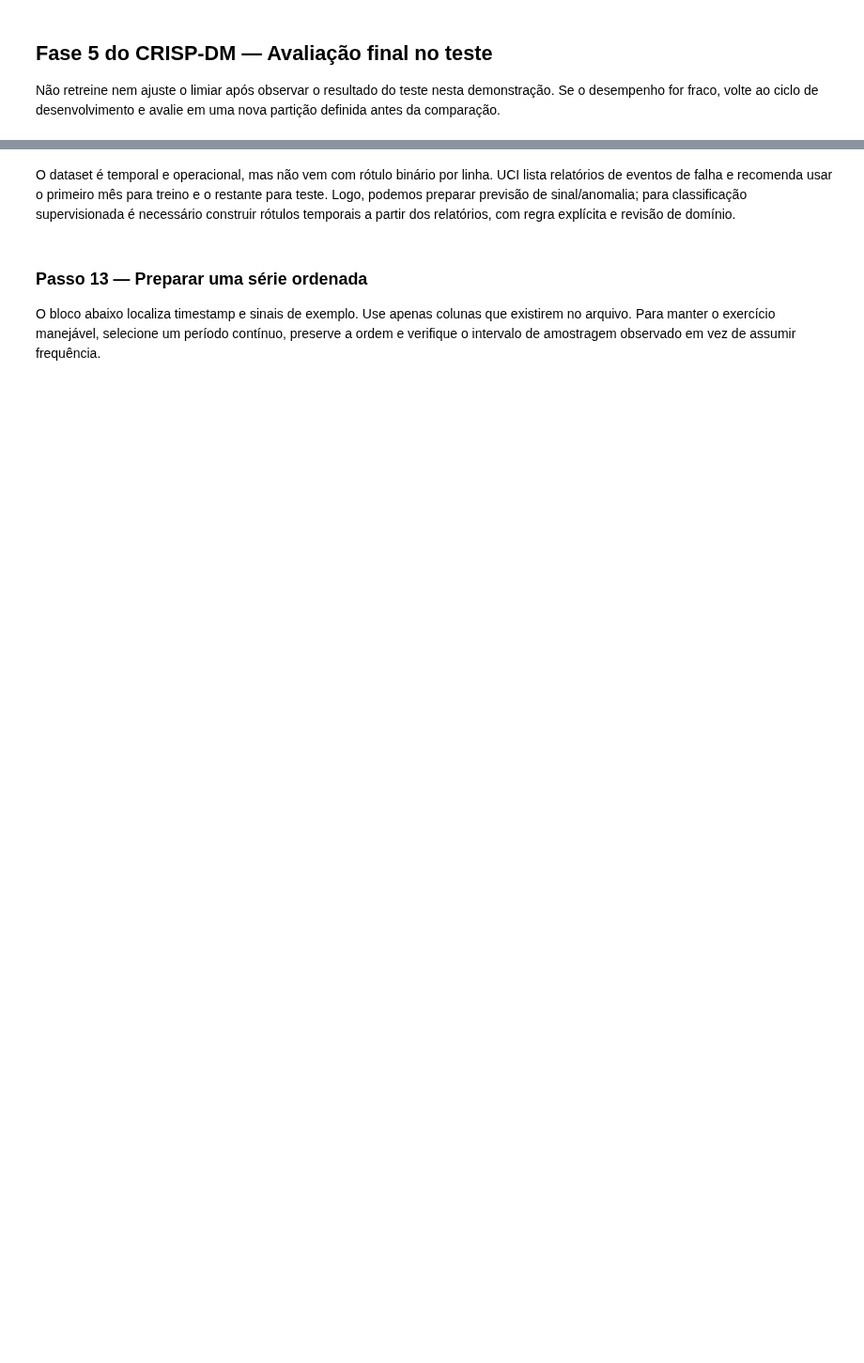
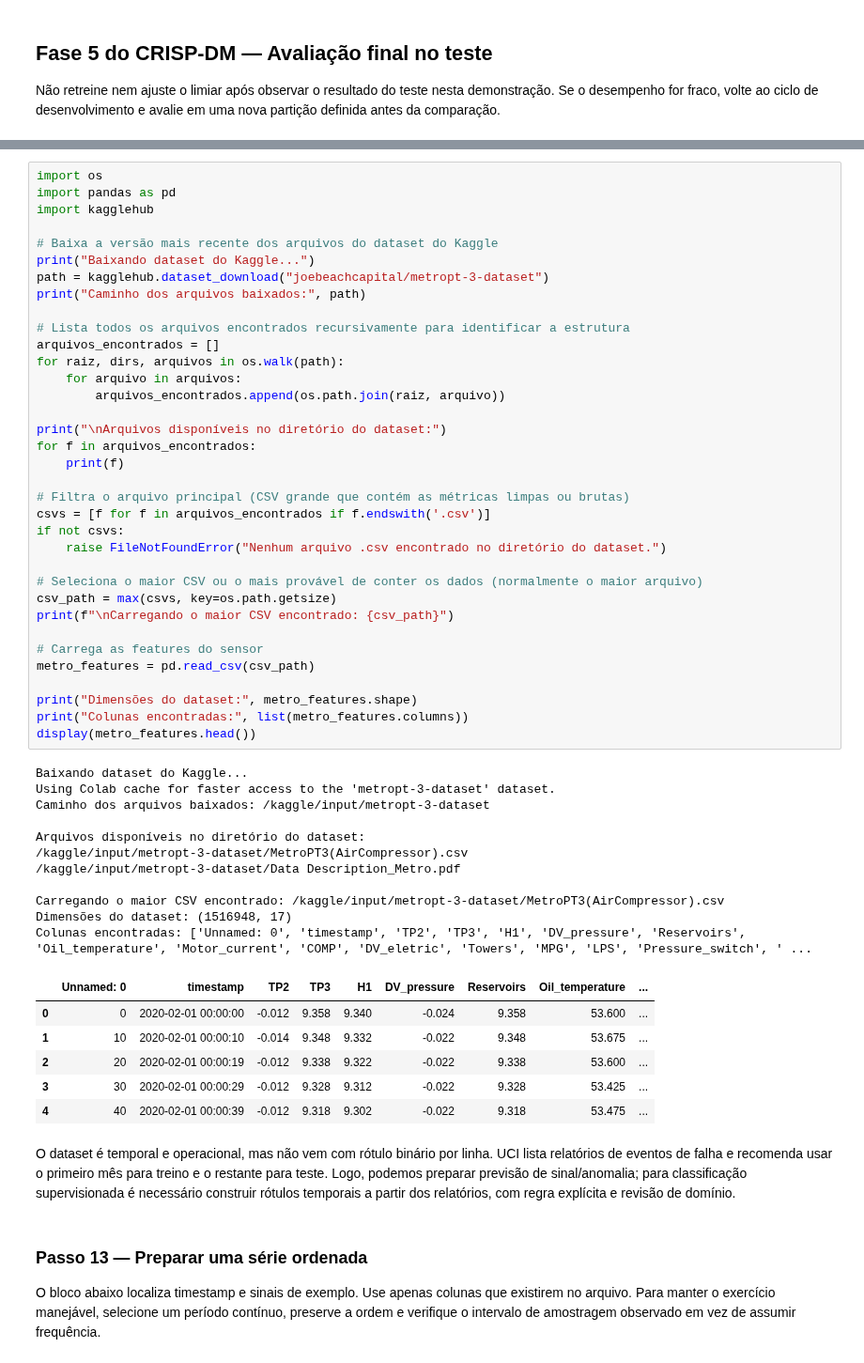
Before and after one commit to profAndreSouza/Material, a Jupyter notebook: Ciência de Dados/Aulas/semana_13.ipynb, the cells around one changed output, grey strips where cells are left out. Shown at 94% size. Cells and saved outputs as stored; diff of their text form; blank space fills up the shorter version.

Commit message:
Expand data science week 13 lesson

```diff
--- a/Ciência de Dados/Aulas/semana_13.ipynb
+++ b/Ciência de Dados/Aulas/semana_13.ipynb
@@ -280,3 +476,56 @@ display(metro_features.head())
+# %%
+import os
+import pandas as pd
+import kagglehub
+
+# Baixa a versão mais recente dos arquivos do dataset do Kaggle
+print("Baixando dataset do Kaggle...")
+path = kagglehub.dataset_download("joebeachcapital/metropt-3-dataset")
+print("Caminho dos arquivos baixados:", path)
+
+# Lista todos os arquivos encontrados recursivamente para identificar a estrutura
+arquivos_encontrados = []
+for raiz, dirs, arquivos in os.walk(path):
+    for arquivo in arquivos:
+        arquivos_encontrados.append(os.path.join(raiz, arquivo))
+
+print("\nArquivos disponíveis no diretório do dataset:")
+for f in arquivos_encontrados:
+    print(f)
+
+# Filtra o arquivo principal (CSV grande que contém as métricas limpas ou brutas)
+csvs = [f for f in arquivos_encontrados if f.endswith('.csv')]
+if not csvs:
+    raise FileNotFoundError("Nenhum arquivo .csv encontrado no diretório do dataset.")
+
+# Seleciona o maior CSV ou o mais provável de conter os dados (normalmente o maior arquivo)
+csv_path = max(csvs, key=os.path.getsize)
+print(f"\nCarregando o maior CSV encontrado: {csv_path}")
+
+# Carrega as features do sensor
+metro_features = pd.read_csv(csv_path)
+
+print("Dimensões do dataset:", metro_features.shape)
+print("Colunas encontradas:", list(metro_features.columns))
+display(metro_features.head())
+# %% [output]
+Baixando dataset do Kaggle...
+Using Colab cache for faster access to the 'metropt-3-dataset' dataset.
+Caminho dos arquivos baixados: /kaggle/input/metropt-3-dataset
+
+Arquivos disponíveis no diretório do dataset:
+/kaggle/input/metropt-3-dataset/MetroPT3(AirCompressor).csv
+/kaggle/input/metropt-3-dataset/Data Description_Metro.pdf
+
+Carregando o maior CSV encontrado: /kaggle/input/metropt-3-dataset/MetroPT3(AirCompressor).csv
+Dimensões do dataset: (1516948, 17)
+Colunas encontradas: ['Unnamed: 0', 'timestamp', 'TP2', 'TP3', 'H1', 'DV_pressure', 'Reservoirs', 'Oil_temperature', 'Motor_current', 'COMP', 'DV_eletric', 'Towers', 'MPG', 'LPS', 'Pressure_switch', ' ...
+|  | Unnamed: 0 | timestamp | TP2 | TP3 | H1 | DV_pressure | Reservoirs | Oil_temperature | ... |
+| 0 | 0 | 2020-02-01 00:00:00 | -0.012 | 9.358 | 9.340 | -0.024 | 9.358 | 53.600 | ... |
+| 1 | 10 | 2020-02-01 00:00:10 | -0.014 | 9.348 | 9.332 | -0.022 | 9.348 | 53.675 | ... |
+| 2 | 20 | 2020-02-01 00:00:19 | -0.012 | 9.338 | 9.322 | -0.022 | 9.338 | 53.600 | ... |
+| 3 | 30 | 2020-02-01 00:00:29 | -0.012 | 9.328 | 9.312 | -0.022 | 9.328 | 53.425 | ... |
+| 4 | 40 | 2020-02-01 00:00:39 | -0.012 | 9.318 | 9.302 | -0.022 | 9.318 | 53.475 | ... |
 # %% [markdown]
 O dataset é temporal e operacional, mas não vem com rótulo binário por linha. UCI lista relatórios de eventos de falha e recomenda usar o primeiro mês para treino e o restante para teste. Logo, podemos preparar previsão de sinal/anomalia; para classificação supervisionada é necessário construir rótulos temporais a partir dos relatórios, com regra explícita e revisão de domínio.
 # %% [markdown]
```
Also changed, not shown: parts of 47 cells of this notebook.
